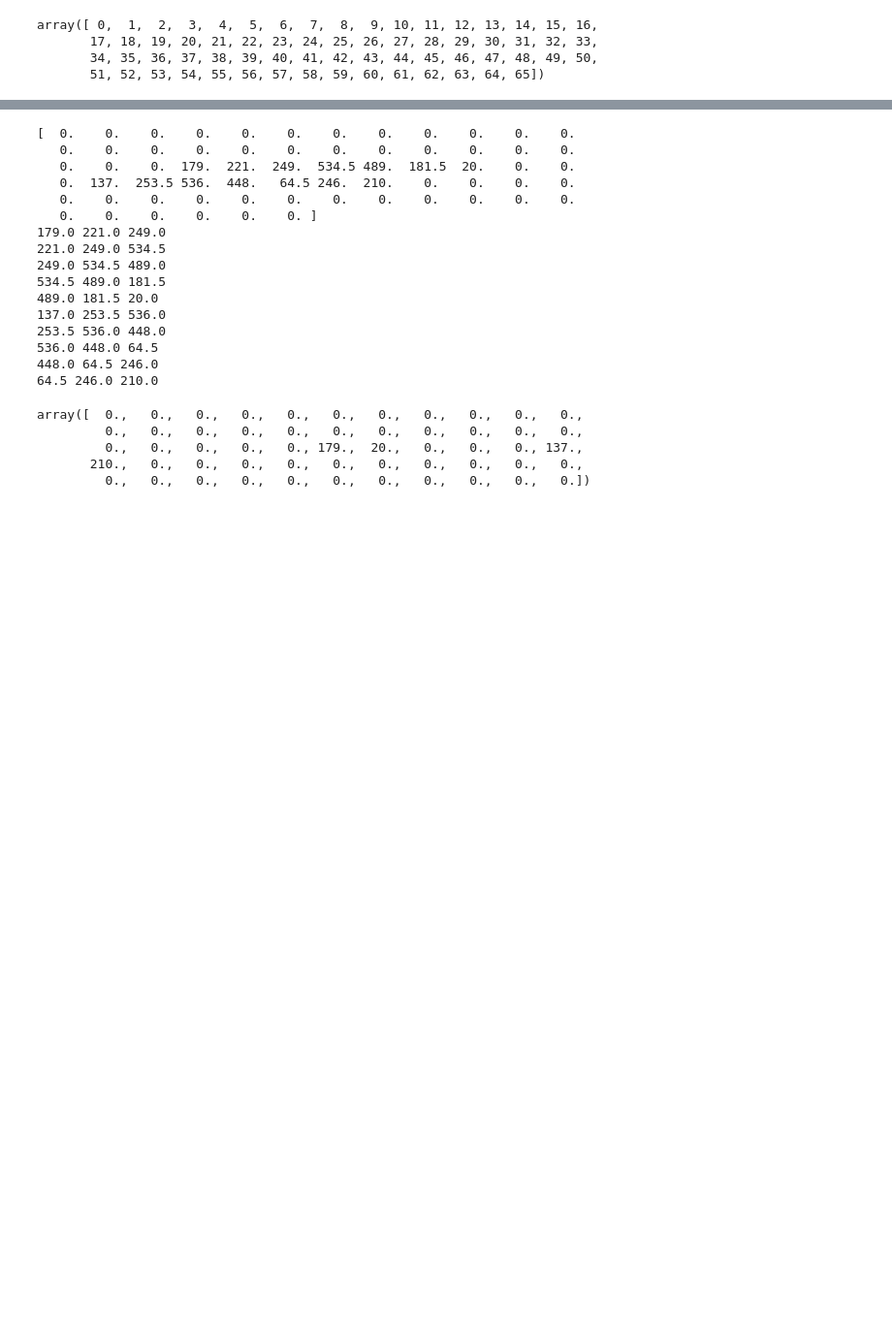
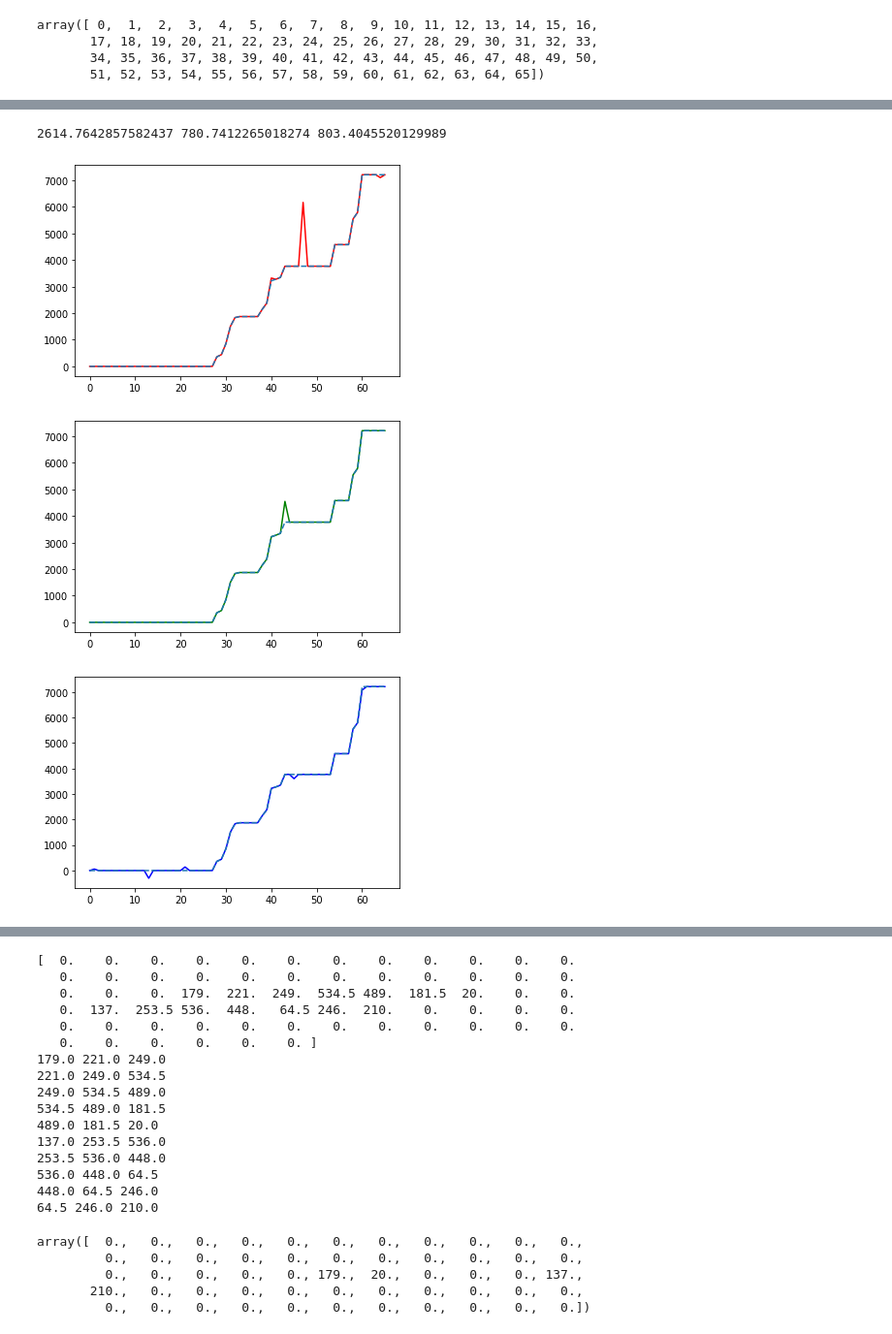
Before and after one commit to dlsrks1218/eHealthPython, a Jupyter notebook: proj/SalientPointDetection.ipynb, the cells around one changed output, grey strips where cells are left out. Shown at 97% size. Cells and saved outputs as stored; diff of their text form; code cells hidden in the pictures; blank space fills up the shorter version.

```diff
--- a/proj/SalientPointDetection.ipynb
+++ b/proj/SalientPointDetection.ipynb
@@ -36,0 +70,23 @@ len(time)
+# %%
+time1 = lap_mechanism_gamma(time,0,0,443,0.1,1)
+time2 = lap_mechanism_gamma(time,0,0,443,0.5,1)
+time3 = lap_mechanism_gamma(time,0,0,443,1.0,1)
+
+print(sum(abs(time - time1)), sum(abs(time - time2)), sum(abs(time - time3)))
+
+t = np.arange(len(time1))
+
+plt.figure(2)
+plt.plot(t, time1, 'r', t, time, '--')
+
+plt.figure(3)
+plt.plot(t, time2, 'g', t, time, '--')
+
+plt.figure(4)
+plt.plot(t, time3, 'b', t, time, '--')
+plt.show()
+# %% [output]
+2614.7642857582437 780.7412265018274 803.4045520129989
+[figure, added]
+[figure, added]
+[figure, added]
```
Also changed, not shown: parts of 9 cells of this notebook, 1 other file.
